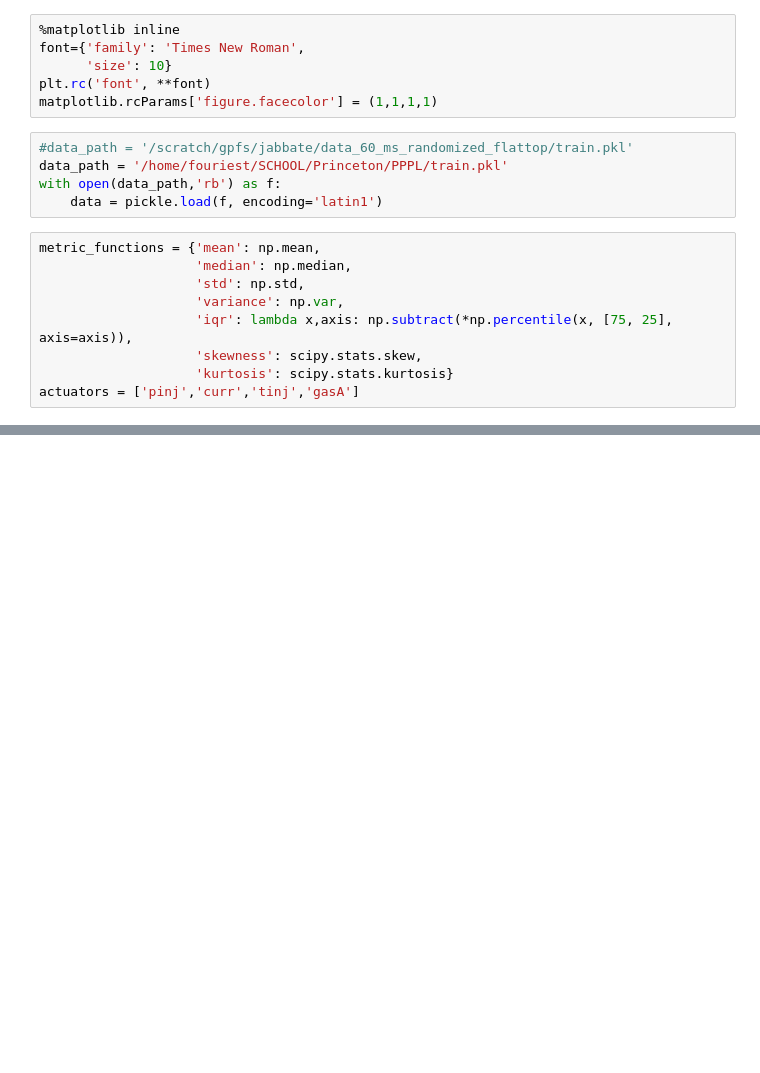
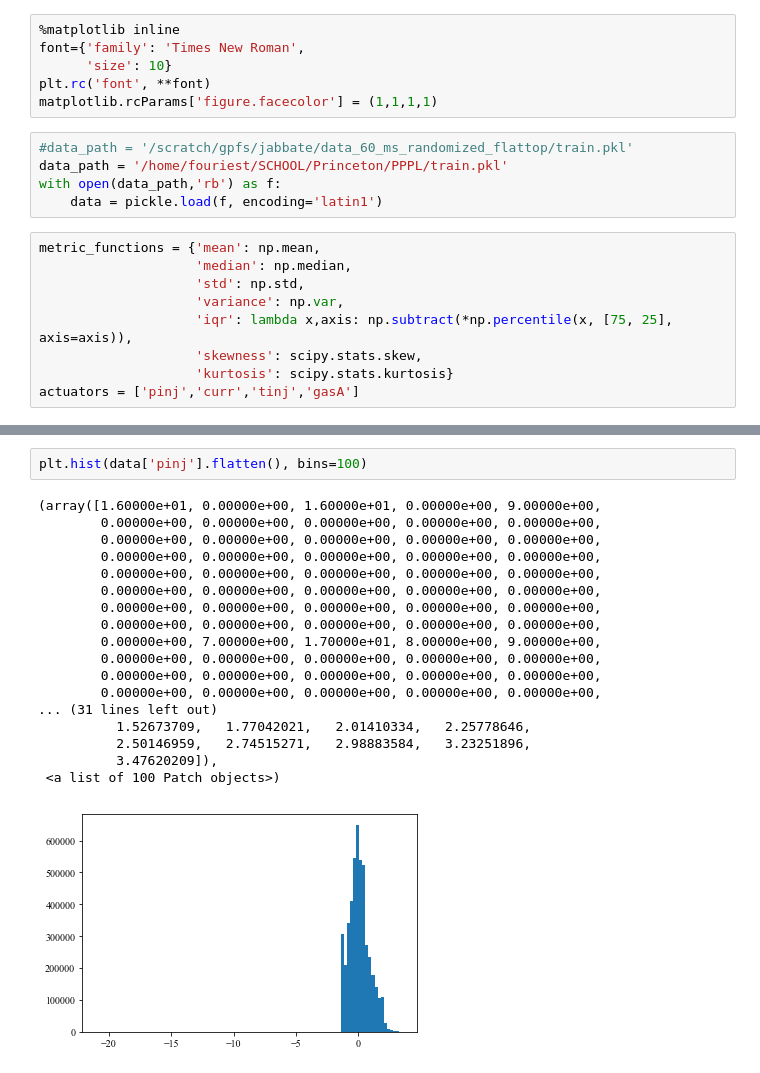
Before and after one commit to PlasmaControl/plasma-profile-predictor, a Jupyter notebook: notebooks/clustering_looking_for_features.ipynb, the cells around one changed output, grey strips where cells are left out. Drawn from its saved outputs; the diff is of its cells as text; blank space fills up the shorter version.

```diff
--- a/notebooks/clustering_looking_for_features.ipynb
+++ b/notebooks/clustering_looking_for_features.ipynb
@@ -103,0 +184,21 @@ data['pinj'].shape
+# %%
+plt.hist(data['pinj'].flatten(), bins=100)
+# %% [output]
+(array([1.60000e+01, 0.00000e+00, 1.60000e+01, 0.00000e+00, 9.00000e+00,
+        0.00000e+00, 0.00000e+00, 0.00000e+00, 0.00000e+00, 0.00000e+00,
+        0.00000e+00, 0.00000e+00, 0.00000e+00, 0.00000e+00, 0.00000e+00,
+        0.00000e+00, 0.00000e+00, 0.00000e+00, 0.00000e+00, 0.00000e+00,
+        0.00000e+00, 0.00000e+00, 0.00000e+00, 0.00000e+00, 0.00000e+00,
+        0.00000e+00, 0.00000e+00, 0.00000e+00, 0.00000e+00, 0.00000e+00,
+        0.00000e+00, 0.00000e+00, 0.00000e+00, 0.00000e+00, 0.00000e+00,
+        0.00000e+00, 0.00000e+00, 0.00000e+00, 0.00000e+00, 0.00000e+00,
+        0.00000e+00, 7.00000e+00, 1.70000e+01, 8.00000e+00, 9.00000e+00,
+        0.00000e+00, 0.00000e+00, 0.00000e+00, 0.00000e+00, 0.00000e+00,
+        0.00000e+00, 0.00000e+00, 0.00000e+00, 0.00000e+00, 0.00000e+00,
+        0.00000e+00, 0.00000e+00, 0.00000e+00, 0.00000e+00, 0.00000e+00,
+... (31 lines left out)
+          1.52673709,   1.77042021,   2.01410334,   2.25778646,
+          2.50146959,   2.74515271,   2.98883584,   3.23251896,
+          3.47620209]),
+ <a list of 100 Patch objects>)
+[figure, added]
```
Also changed, not shown: parts of 12 cells of this notebook, 3 other files.
